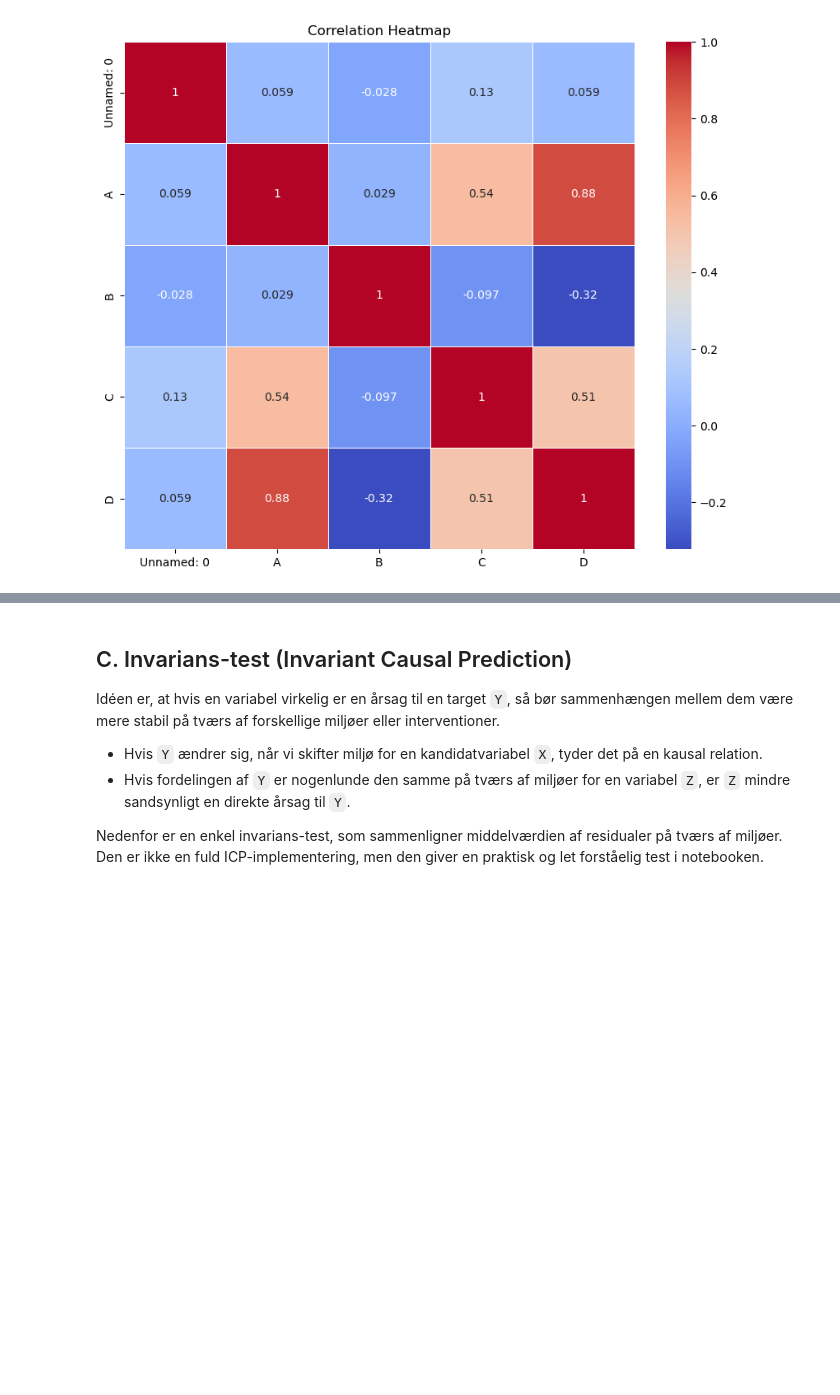
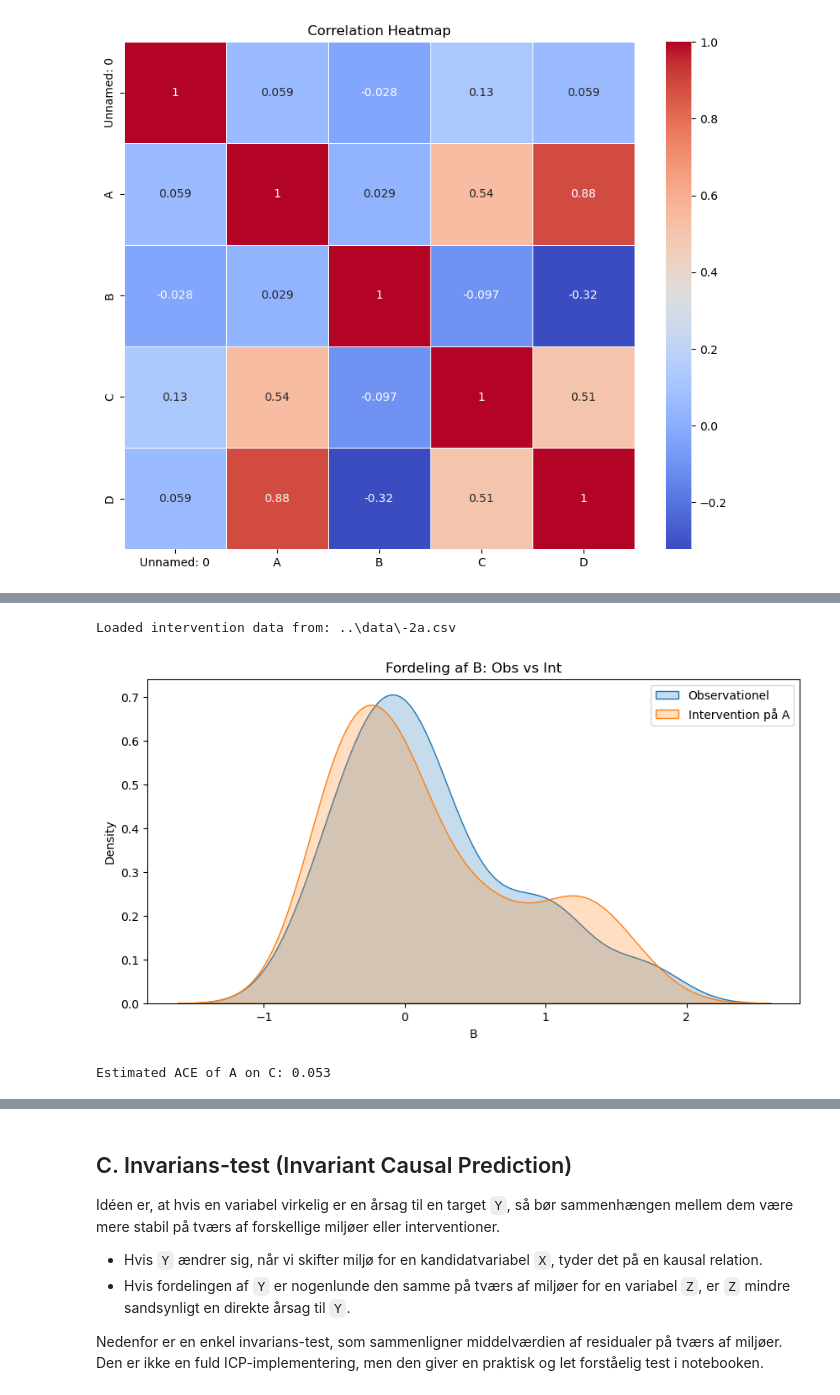
Before and after one commit to Nunk-sketch/AL3-MiniProject, a Jupyter notebook: sovs2/setup.ipynb, the cells around one changed output, grey strips where cells are left out. Saved outputs shown, nothing was run; the diff lists cells and outputs as text; code cells hidden in the pictures; blank space fills up the shorter version.

```diff
--- a/sovs2/setup.ipynb
+++ b/sovs2/setup.ipynb
@@ -131,3 +97,54 @@ MI(Unnamed: 0, B): 0.1187
+# %%
+def check_confounder(obs_df, int_df_a, var_target='B'):
+    plt.figure(figsize=(10, 5))
+    sns.kdeplot(obs_df[var_target], label='Observationel', fill=True)
+    sns.kdeplot(int_df_a[var_target], label=f'Intervention på A', fill=True)
+    plt.legend()
+    plt.title(f"Fordeling af {var_target}: Obs vs Int")
+    plt.show()
+
+data_path_int = r"..\data\-2a.csv" if os.name == "nt" else "../data/-2a.csv"
+df_int = pd.read_csv(data_path_int)
+print(f"Loaded intervention data from: {data_path_int}")
+
+
+check_confounder(df, df_int, var_target='B')
+# %% [output]
+Loaded intervention data from: ..\data\-2a.csv
+[figure, added]
+# %%
+def estimate_ace(df_high, df_low, target_var):
+    """
+    Estimate the Average Causal Effect (ACE) of a treatment variable on a target variable.
+
+    Parameters:
+    df_high (pd.DataFrame): DataFrame with high treatment values
+    df_low (pd.DataFrame): DataFrame with low treatment values
+    target_var (str): Name of the target variable
+    # Average Causal Effect (ACE) estimation
+
+    # ACE > 0: X har en positiv effekt på Y (X op -> Y op).
+    # ACE < 0: X har en negativ effekt på Y (X op -> Y ned).
+    # ACE = 0: X har ingen kausal effekt på Y
+
+    Returns:
+    float: The estimated ACE
+    """
+    # E[Y | do(X=2)] - E[Y | do(X=-2)] divideret med afstanden i X (4)
+    ace = (df_high[target_var].mean() - df_low[target_var].mean()) / 4
+    return ace
+
+data_path_high = r"..\data\2a.csv" if os.name == "nt" else "../data/2a.csv"
+data_path_low = r"..\data\-2a.csv" if os.name == "nt" else "../data/-2a.csv"
+df_high = pd.read_csv(data_path_high)
+
+df_low = pd.read_csv(data_path_low)
+
+ace_estimate = estimate_ace(df_high, df_low, target_var='C')
+
+print(f"Estimated ACE of A on C: {ace_estimate:.3f}")
+# %% [output]
+Estimated ACE of A on C: 0.053
 # %%
 from sklearn.ensemble import RandomForestRegressor
 from sklearn.linear_model import LinearRegression
```
Also changed, not shown: parts of 7 cells of this notebook, 10 other files.
